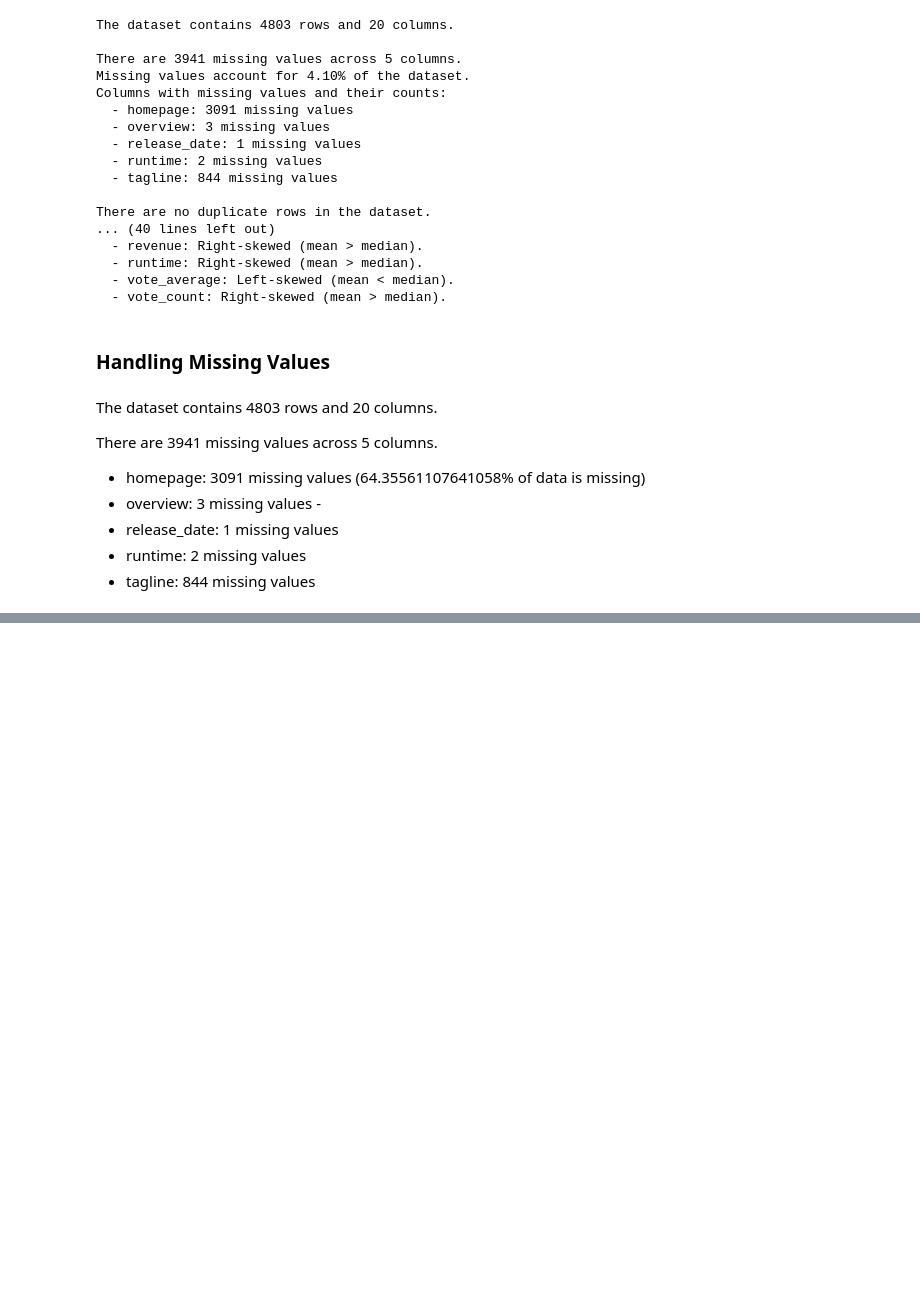
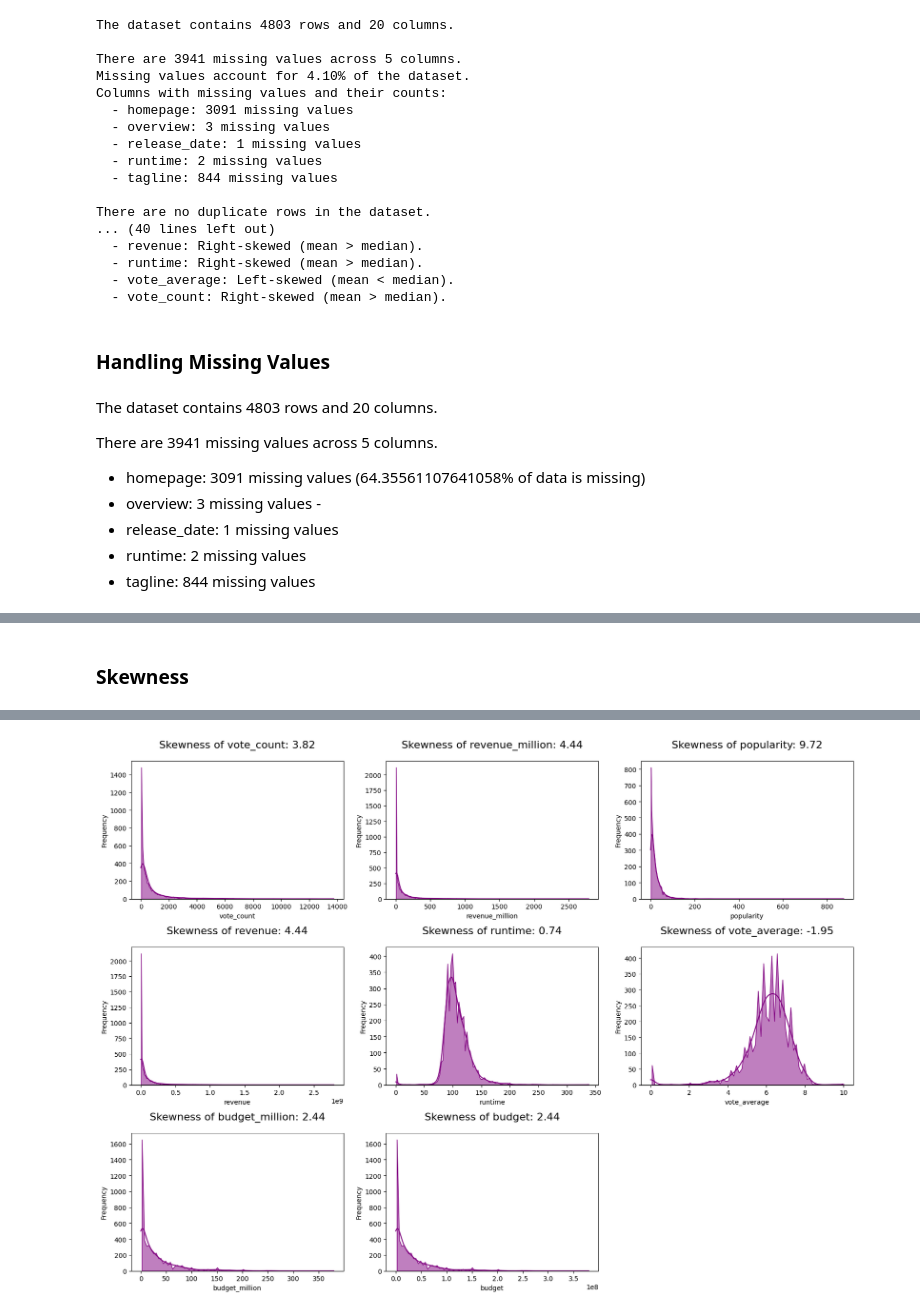
Before and after one commit to pandey-rakshit/Hybrid-Recommendation-System, a Jupyter notebook: notebooks/01_data_exploration.ipynb, the cells around one changed output, grey strips where cells are left out. Cells and saved outputs as stored; diff of their text form; code cells hidden in the pictures; blank space fills up the shorter version.

```diff
--- a/notebooks/01_data_exploration.ipynb
+++ b/notebooks/01_data_exploration.ipynb
@@ -168,0 +181,5 @@ vote_average 8.6 3.7999999999999994
+# %% [markdown]
+### Skewness
+# %%
+skewness = analyze_skewness(movies_df, filter_column)
+# %% [output]
@@ -168,0 +187 @@ vote_average 8.6 3.7999999999999994
+[figure, added]
```
Also changed, not shown: parts of 44 cells of this notebook, 17 other files.
